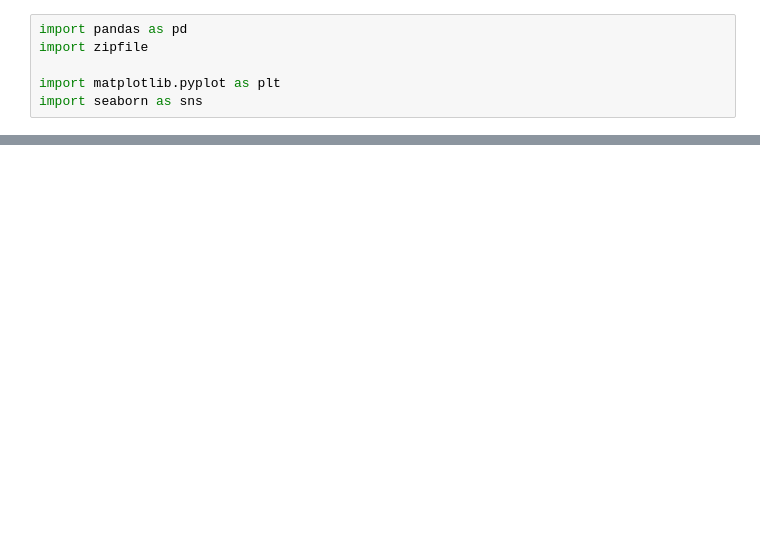
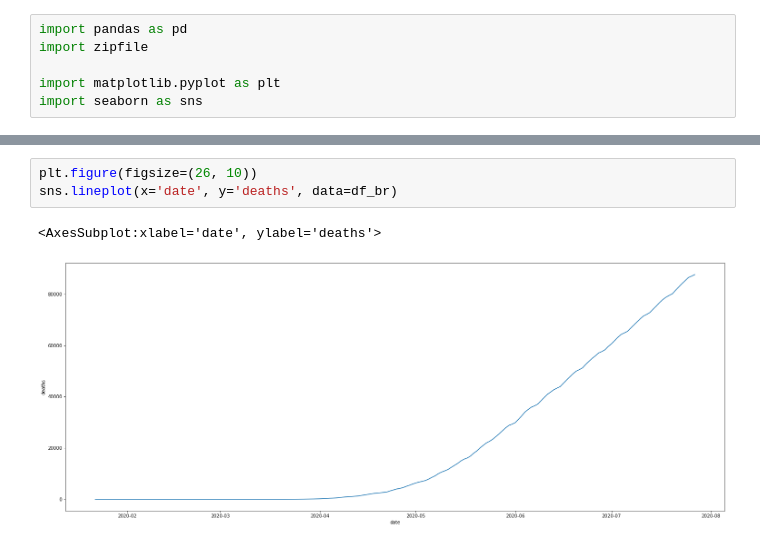
Before and after one commit to AllanBiano/covid, a Jupyter notebook: full_grouped.ipynb, the cells around one changed output, grey strips where cells are left out. Drawn from its saved outputs; the diff is of its cells as text; blank space fills up the shorter version.

```diff
--- a/full_grouped.ipynb
+++ b/full_grouped.ipynb
@@ -19,0 +191,6 @@ full_grouped.head()
+# %%
+plt.figure(figsize=(26, 10))
+sns.lineplot(x='date', y='deaths', data=df_br)
+# %% [output]
+<AxesSubplot:xlabel='date', ylabel='deaths'>
+[figure, added]
```
Also changed, not shown: parts of 19 cells of this notebook.
